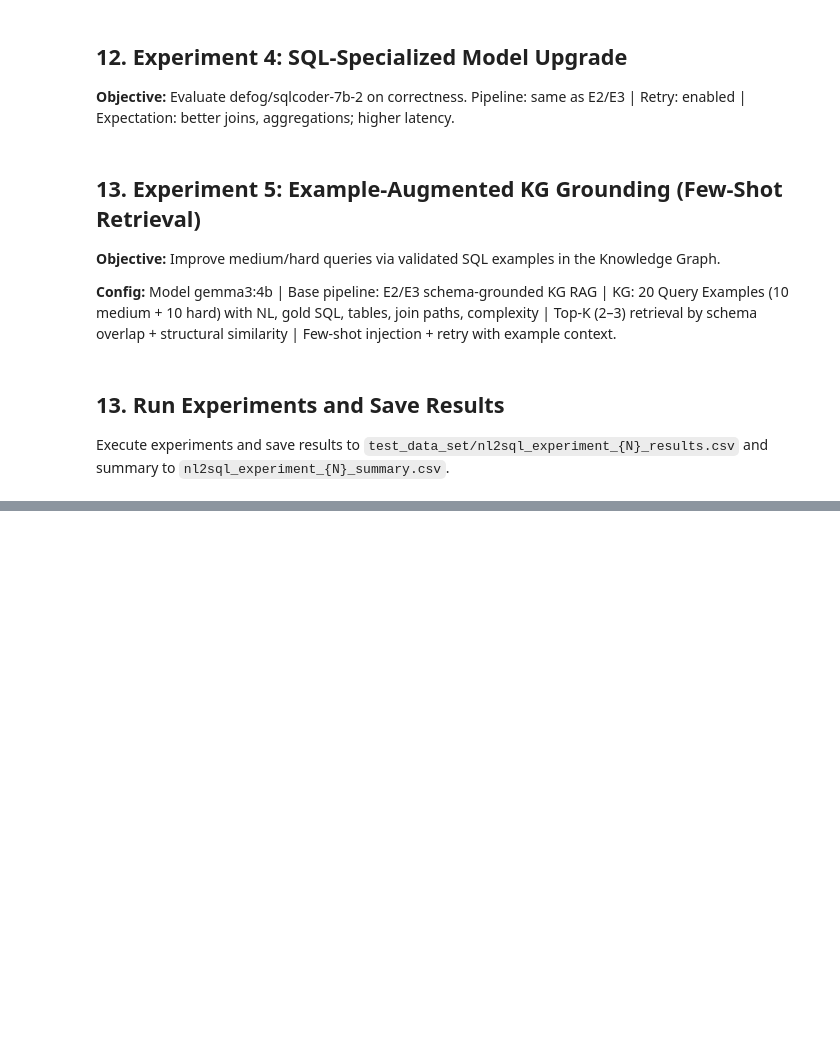
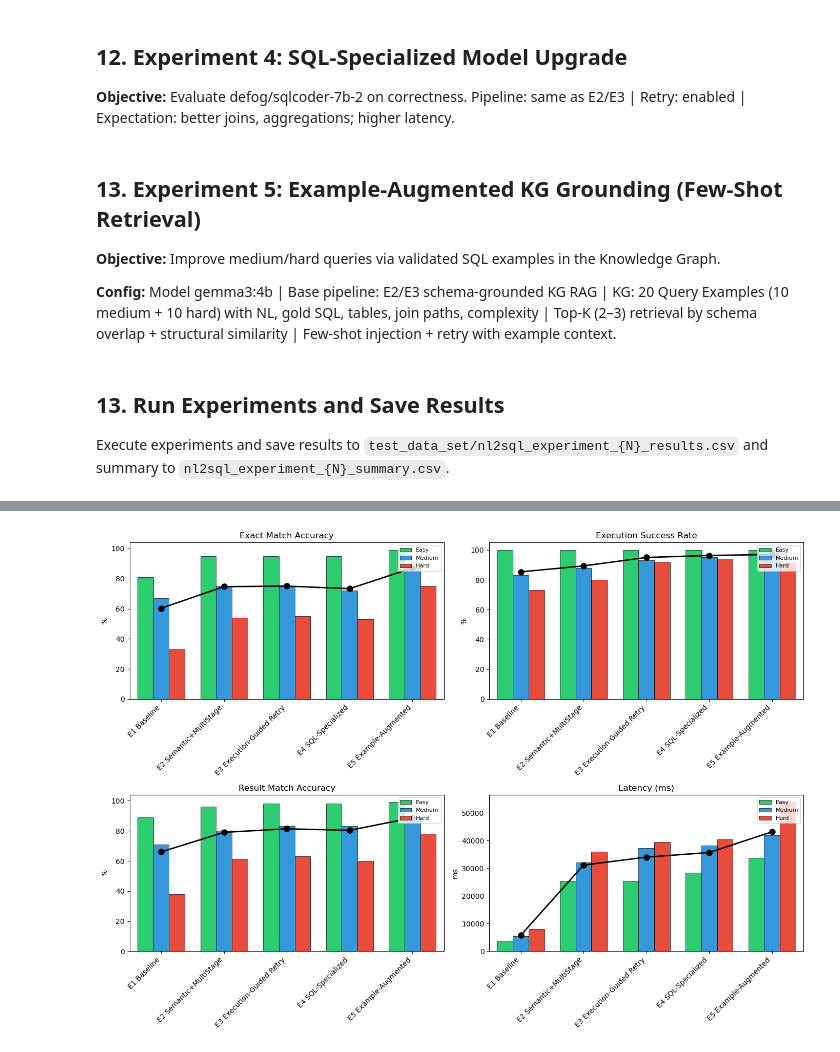
Before and after one commit to nil186007/db-chat-bot, a Jupyter notebook: db-chat-bot-app/jupiter_note_books/nl2sql_experiments.ipynb, the cells around one changed output, grey strips where cells are left out. Saved outputs shown, nothing was run; the diff lists cells and outputs as text; code cells hidden in the pictures; blank space fills up the shorter version.

```diff
--- a/db-chat-bot-app/jupiter_note_books/nl2sql_experiments.ipynb
+++ b/db-chat-bot-app/jupiter_note_books/nl2sql_experiments.ipynb
@@ -1002,0 +1045,49 @@ Saved comparison to nl2sql_experiments_comparison.csv
+# %%
+import matplotlib.pyplot as plt
+import numpy as np
+
+comp_path = os.path.join(RESULTS_DIR, "nl2sql_experiments_comparison.csv")
+comp_by_complexity_path = os.path.join(RESULTS_DIR, "nl2sql_experiments_comparison_by_complexity.csv")
+df = pd.read_csv(comp_path)
+df_cplx = pd.read_csv(comp_by_complexity_path) if os.path.exists(comp_by_complexity_path) else None
+
+experiments = df["Experiment"].tolist()
+n_exp = len(experiments)
+metrics = [
+    ("Exact Match Accuracy", "%"),
+    ("Execution Success Rate", "%"),
+    ("Result Match Accuracy", "%"),
+    ("Latency (ms)", "ms"),
+]
+
+fig, axes = plt.subplots(2, 2, figsize=(14, 10))
+x_base = np.arange(n_exp)
+bar_width = 0.25
+offsets = [-bar_width, 0, bar_width]
+colors = {"easy": "#2ecc71", "medium": "#3498db", "hard": "#e74c3c"}
+
+for ax, (col, suffix) in zip(axes.flat, metrics):
+    if df_cplx is not None and len(df_cplx) > 0:
+        for idx, cplx in enumerate(["easy", "medium", "hard"]):
+            vals = []
+            for exp in experiments:
+                row = df_cplx[(df_cplx["Experiment"] == exp) & (df_cplx["Complexity"] == cplx)]
+                vals.append(row[col].iloc[0] if len(row) > 0 else 0)
+            ax.bar(x_base + offsets[idx], vals, bar_width, label=cplx.capitalize(), color=colors[cplx], edgecolor="black", linewidth=0.5)
+        ax.set_xticks(x_base)
+        ax.set_xticklabels(experiments, rotation=45, ha="right")
+        ax.legend(loc="upper right", fontsize=8)
+        # Line overlay: average per experiment
+        avg_vals = [df_cplx[df_cplx["Experiment"] == exp][col].mean() for exp in experiments]
+        ax.plot(x_base, avg_vals, "o-", color="black", linewidth=2, markersize=8, label="Avg")
+    else:
+        ax.bar(x_base, df[col], color="steelblue", edgecolor="navy", width=0.6)
+        ax.set_xticks(x_base)
+        ax.set_xticklabels(experiments, rotation=45, ha="right")
+    ax.set_title(col)
+    ax.set_ylabel(suffix)
+    ax.set_xlim(-0.5, n_exp - 0.5)
+plt.tight_layout()
+plt.show()
+# %% [output]
+[figure, added]
```
Also changed, not shown: parts of 14 cells of this notebook, 22 other files.
